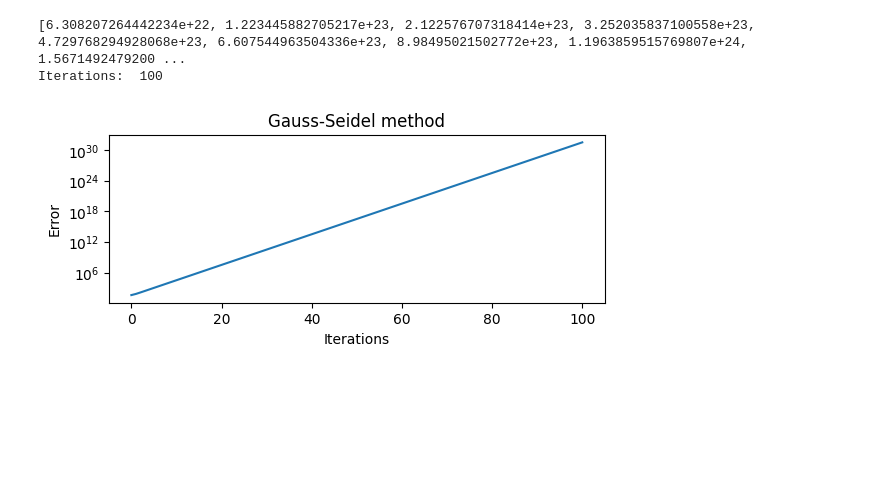
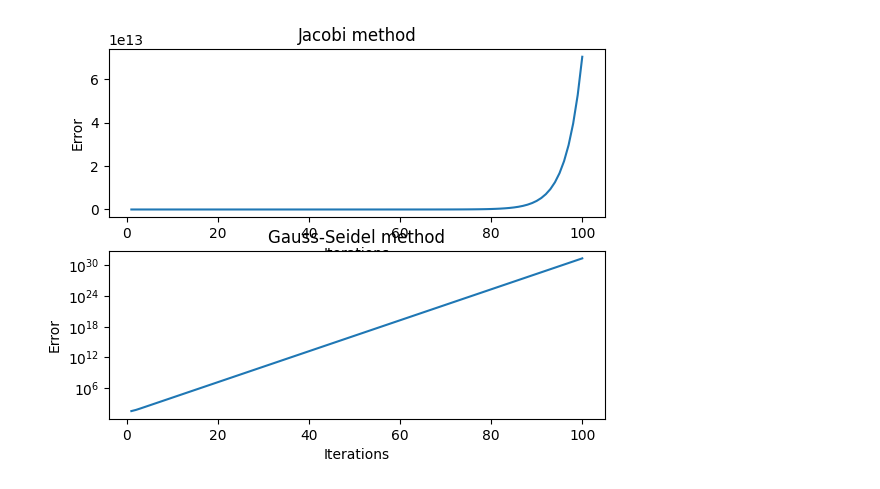
Before and after one commit to zakh-d/linear-system-solver, a Jupyter notebook: notebook.ipynb, the cells around one changed output. Drawn from its saved outputs; the diff is of its cells as text; code cells hidden in the pictures; blank space fills up the shorter version.

Commit message:
iteration count bug fixed

```diff
--- a/notebook.ipynb
+++ b/notebook.ipynb
@@ -27,16 +44,19 @@ Text(0.5, 1.0, 'Jacobi method')
 # %%
 x_gauss, iterations_gauss, error_gauss = gauss_seidel_method(A, b)
 # %%
-print(x_gauss)
-print("Iterations: ", iterations_gauss)
+plt.subplot(2, 1, 1)
+plt.plot(range(1, iterations_jacobi + 1), error_jacobi)
+plt.title("Jacobi method")
+plt.xlabel("Iterations")
+plt.ylabel("Error")
+
 plt.subplot(2, 1, 2)
-plt.plot(error_gauss)
+plt.plot(range(1, iterations_gauss + 1), error_gauss)
 plt.title("Gauss-Seidel method")
 plt.xlabel("Iterations")
 plt.ylabel("Error")
+
 plt.yscale("log")
 plt.show()
 # %% [output]
-[6.308207264442234e+22, 1.223445882705217e+23, 2.122576707318414e+23, 3.252035837100558e+23, 4.729768294928068e+23, 6.607544963504336e+23, 8.98495021502772e+23, 1.1963859515769807e+24, 1.5671492479200 ...
-Iterations:  100
-[figure, old version]
+[figure, new version]
```
Also changed, not shown: parts of 10 cells of this notebook, 1 other file.
